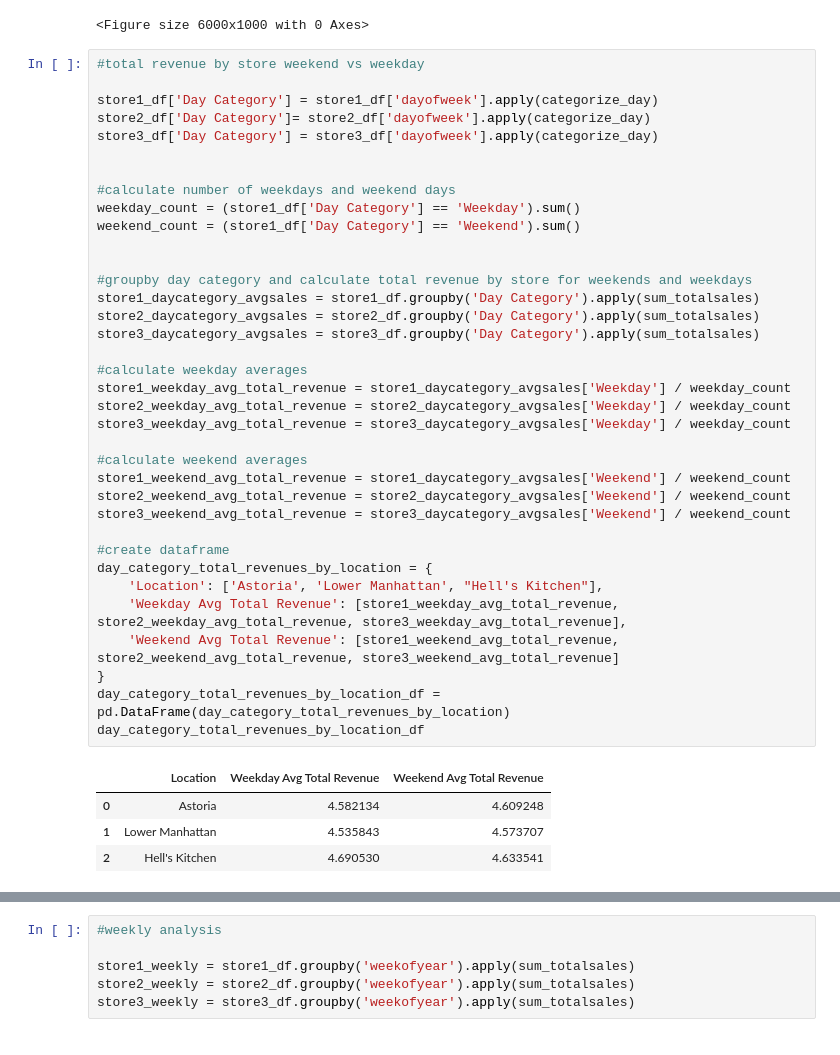
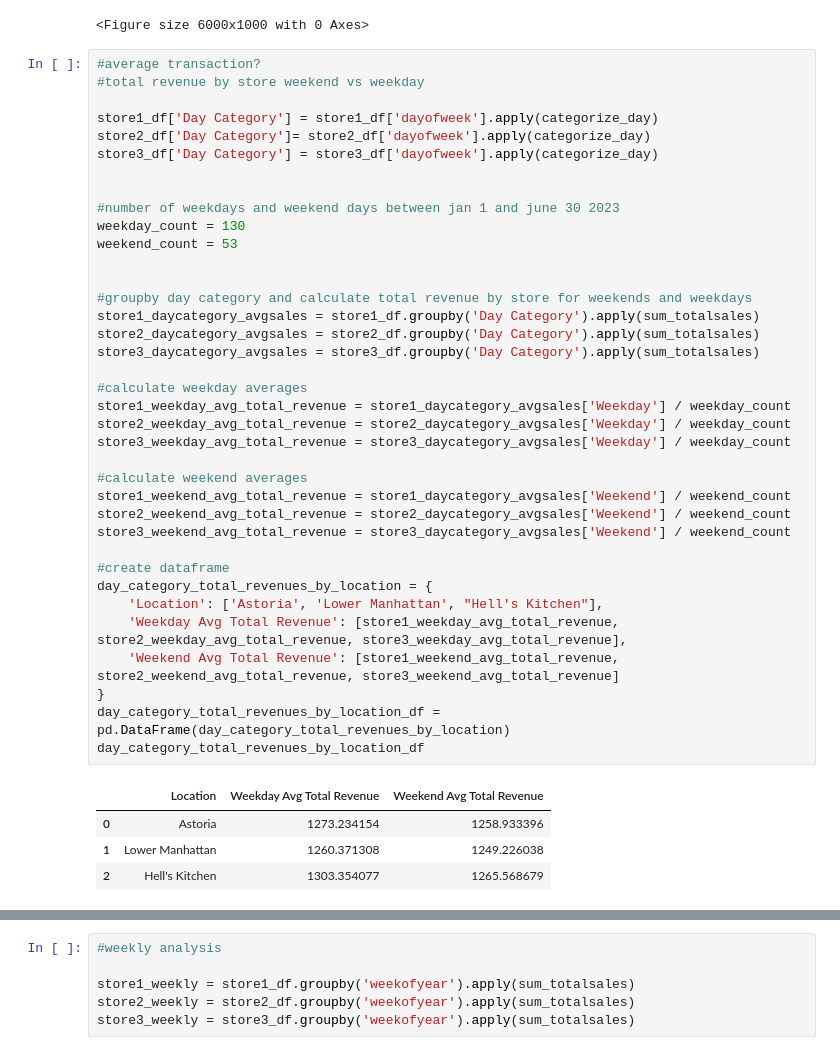
Before and after one commit to cedetraz96/Coffee_Crew, a Jupyter notebook: CoffeeShopAnalysis.ipynb, the cells around one changed output, grey strips where cells are left out. Saved outputs shown, nothing was run; the diff lists cells and outputs as text.

Commit message:
fixed small error with weekend vs weekday analysis

```diff
--- a/CoffeeShopAnalysis.ipynb
+++ b/CoffeeShopAnalysis.ipynb
@@ -252,6 +253,7 @@ plt.figure(figsize=(60,10))
 [figure]
 <Figure size 6000x1000 with 0 Axes>
 # %%
+#average transaction?
 #total revenue by store weekend vs weekday
 
 store1_df['Day Category'] = store1_df['dayofweek'].apply(categorize_day)
@@ -259,39 +261,39 @@ store2_df['Day Category']= store2_df['dayofweek'].apply(categorize_day)
 store3_df['Day Category'] = store3_df['dayofweek'].apply(categorize_day)
 
 
-#calculate number of weekdays and weekend days
-weekday_count = (store1_df['Day Category'] == 'Weekday').sum()
-weekend_count = (store1_df['Day Category'] == 'Weekend').sum()
+#number of weekdays and weekend days between jan 1 and june 30 2023
+weekday_count = 130
+weekend_count = 53
 
 
 #groupby day category and calculate total revenue by store for weekends and weekdays
 store1_daycategory_avgsales = store1_df.groupby('Day Category').apply(sum_totalsales)
 store2_daycategory_avgsales = store2_df.groupby('Day Category').apply(sum_totalsales)
 store3_daycategory_avgsales = store3_df.groupby('Day Category').apply(sum_totalsales)
 
 #calculate weekday averages
 store1_weekday_avg_total_revenue = store1_daycategory_avgsales['Weekday'] / weekday_count
 store2_weekday_avg_total_revenue = store2_daycategory_avgsales['Weekday'] / weekday_count
 store3_weekday_avg_total_revenue = store3_daycategory_avgsales['Weekday'] / weekday_count
 
 #calculate weekend averages
 store1_weekend_avg_total_revenue = store1_daycategory_avgsales['Weekend'] / weekend_count
 store2_weekend_avg_total_revenue = store2_daycategory_avgsales['Weekend'] / weekend_count
 store3_weekend_avg_total_revenue = store3_daycategory_avgsales['Weekend'] / weekend_count
 
 #create dataframe
 day_category_total_revenues_by_location = {
     'Location': ['Astoria', 'Lower Manhattan', "Hell's Kitchen"],
     'Weekday Avg Total Revenue': [store1_weekday_avg_total_revenue, store2_weekday_avg_total_revenue, store3_weekday_avg_total_revenue],
     'Weekend Avg Total Revenue': [store1_weekend_avg_total_revenue, store2_weekend_avg_total_revenue, store3_weekend_avg_total_revenue]
 }
 day_category_total_revenues_by_location_df = pd.DataFrame(day_category_total_revenues_by_location)
 day_category_total_revenues_by_location_df
 # %% [output]
 |  | Location | Weekday Avg Total Revenue | Weekend Avg Total Revenue |
-| 0 | Astoria | 4.582134 | 4.609248 |
-| 1 | Lower Manhattan | 4.535843 | 4.573707 |
-| 2 | Hell's Kitchen | 4.690530 | 4.633541 |
+| 0 | Astoria | 1273.234154 | 1258.933396 |
+| 1 | Lower Manhattan | 1260.371308 | 1249.226038 |
+| 2 | Hell's Kitchen | 1303.354077 | 1265.568679 |
 # %%
 #Location analysis
 #total revenue by store by month
```
Also changed, not shown: parts of 31 cells of this notebook.
